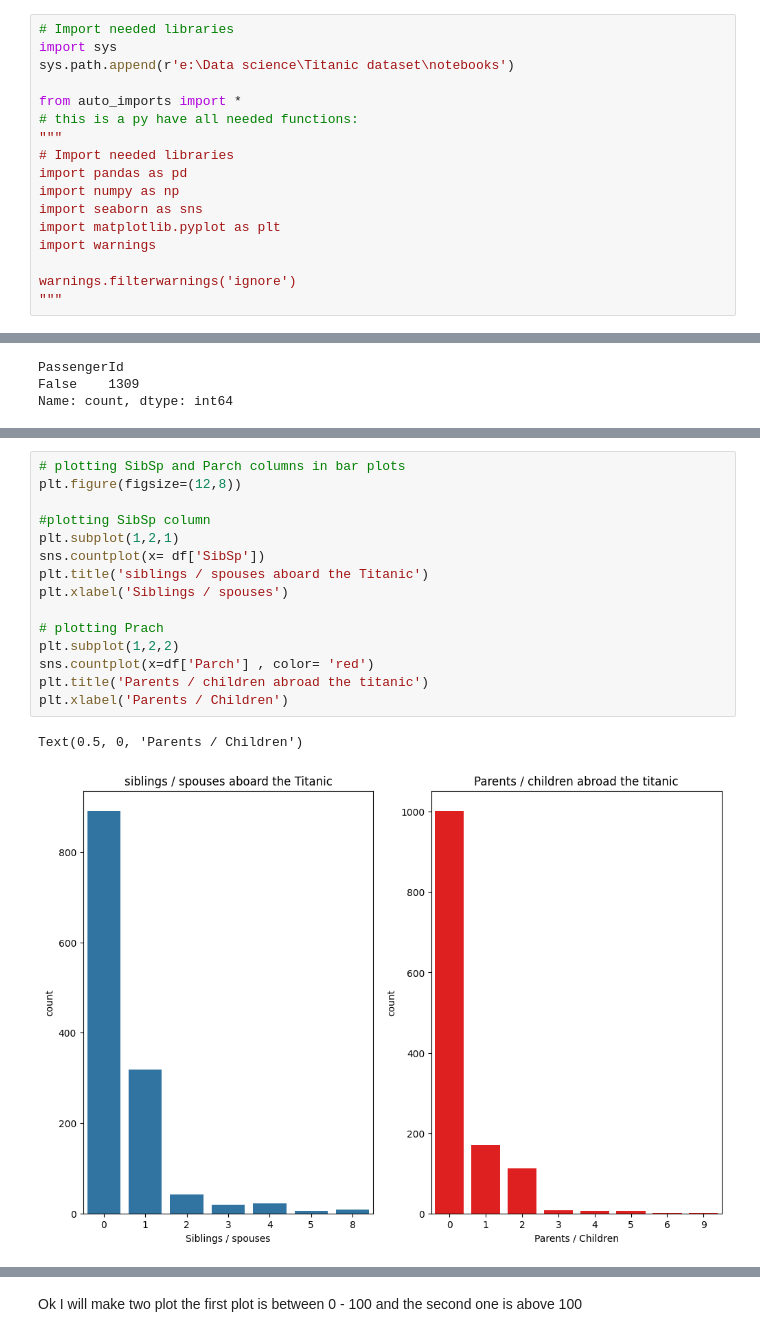
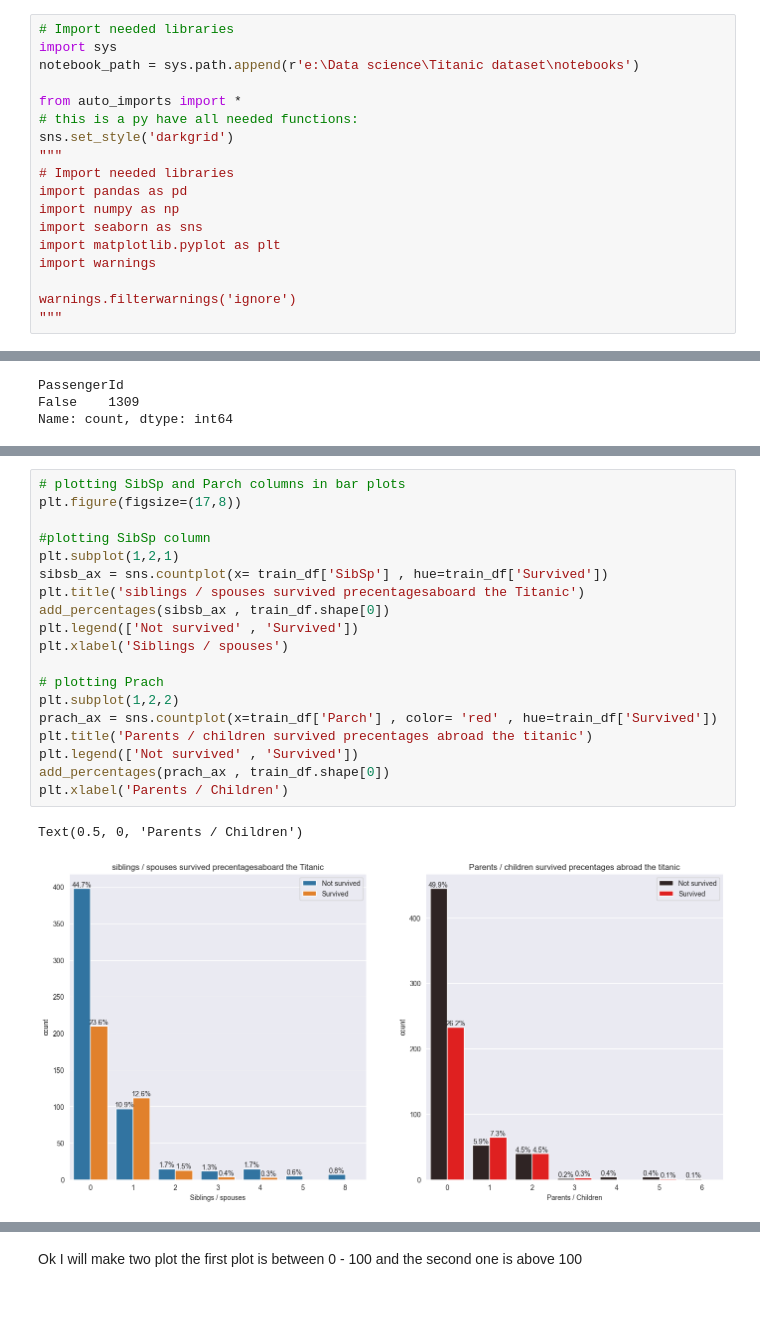
Before and after one commit to MinaGO1/Titanic-dataset, a Jupyter notebook: notebooks/Data Analysis/EDA.ipynb, the cells around one changed output, grey strips where cells are left out. Drawn from its saved outputs; the diff is of its cells as text; blank space fills up the shorter version.

```diff
--- a/notebooks/Data Analysis/EDA.ipynb
+++ b/notebooks/Data Analysis/EDA.ipynb
@@ -1,10 +1,11 @@
 # %%
 # Import needed libraries
 import sys
-sys.path.append(r'e:\Data science\Titanic dataset\notebooks')
+notebook_path = sys.path.append(r'e:\Data science\Titanic dataset\notebooks')
 
 from auto_imports import *
 # this is a py have all needed functions:
+sns.set_style('darkgrid')
 """
 # Import needed libraries
 import pandas as pd
@@ -96,20 +134,24 @@ df.head()
 | 4 | 5 | 0.0 | 3 | Allen, Mr. William Henry | male | 35.0 | 0 | 0 | 373450 | 8.0500 | ... |
 # %%
 # plotting SibSp and Parch columns in bar plots
-plt.figure(figsize=(12,8))
+plt.figure(figsize=(17,8))
 
 #plotting SibSp column
 plt.subplot(1,2,1)
-sns.countplot(x= df['SibSp'])
-plt.title('siblings / spouses aboard the Titanic')
+sibsb_ax = sns.countplot(x= train_df['SibSp'] , hue=train_df['Survived'])
+plt.title('siblings / spouses survived precentagesaboard the Titanic')
+add_percentages(sibsb_ax , train_df.shape[0])
+plt.legend(['Not survived' , 'Survived'])
 plt.xlabel('Siblings / spouses')
 
 # plotting Prach
 plt.subplot(1,2,2)
-sns.countplot(x=df['Parch'] , color= 'red')
-plt.title('Parents / children abroad the titanic')
+prach_ax = sns.countplot(x=train_df['Parch'] , color= 'red' , hue=train_df['Survived'])
+plt.title('Parents / children survived precentages abroad the titanic')
+plt.legend(['Not survived' , 'Survived'])
+add_percentages(prach_ax , train_df.shape[0])
 plt.xlabel('Parents / Children')
 # %% [output]
 Text(0.5, 0, 'Parents / Children')
-[figure, old version]
+[figure, new version]
 # %% [markdown]
```
Also changed, not shown: parts of 48 cells of this notebook, 7 other files.
